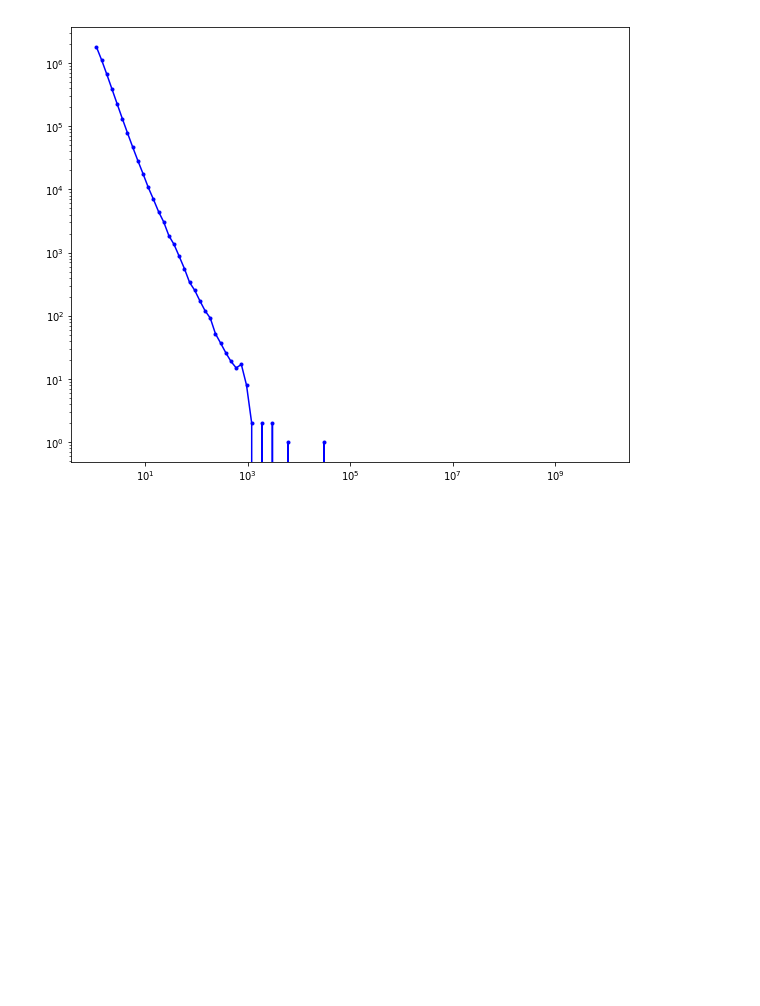
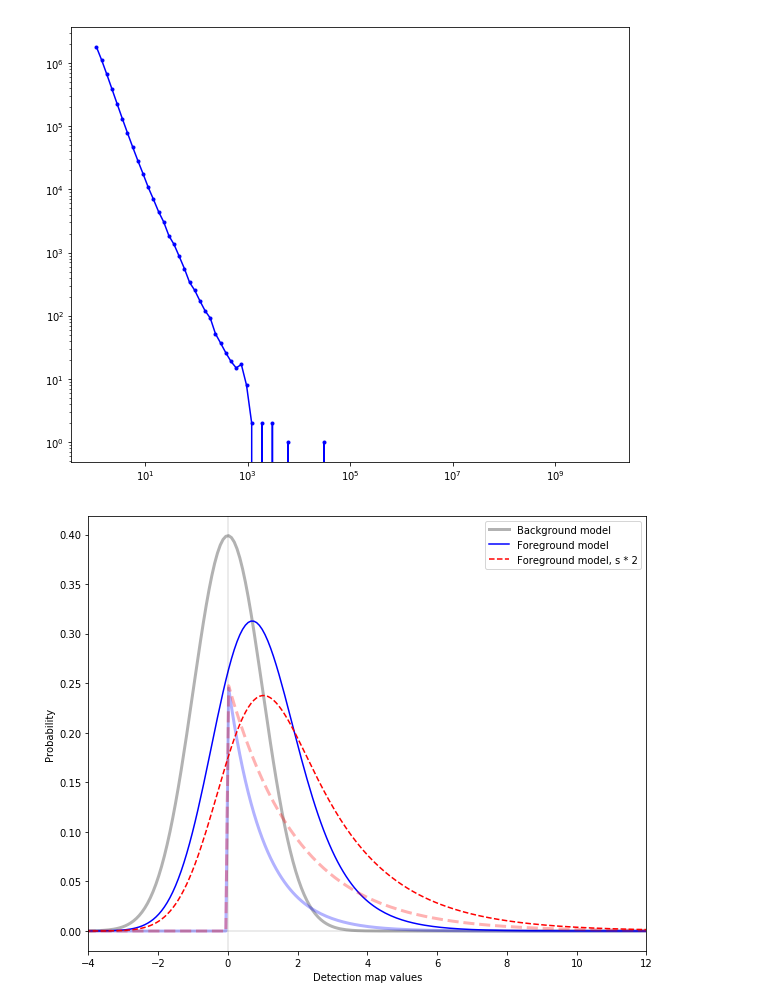
Before and after one commit to dstndstn/detection-paper, a Jupyter notebook: bayes-figure.ipynb, the cells around one changed output. Drawn from its saved outputs; the diff is of its cells as text; code cells hidden in the pictures; blank space fills up the shorter version.

Commit message:
add new figures illustrating non-scale-free nature of p(F) = exp(-F)

```diff
--- a/bayes-figure.ipynb
+++ b/bayes-figure.ipynb
@@ -391,3 +391,39 @@ plt.loglog(10.**t, nbin, 'b.-')
 # %% [output]
 [<matplotlib.lines.Line2D at 0x...>]
 [figure]
+# %%
+sed_1a = np.array([1.])
+sed_1b = np.array([2.])
+
+d_one = np.linspace(-10, +30, 500)
+sig_one = np.array([1.])
+p_bg_one = 1./np.prod(np.sqrt(2.*np.pi)*sig_one) * np.exp(-0.5 * (d_one / sig_one)**2)
+
+pratio_1a = get_pratio(d_one, sig_one, sed_1a)
+p_fg_1a = p_bg_one * pratio_1a
+pratio_1b = get_pratio(d_one, sig_one, sed_1b)
+p_fg_1b = p_bg_one * pratio_1b
+# %%
+flux_1a = d_one / sed_1a
+flux_1b = d_one / sed_1b
+
+prior1a = np.exp(-flux_1a) * (flux_1a > 0)
+prior1b = np.exp(-flux_1b) * (flux_1b > 0)
+
+plt.clf()
+plt.plot(d_one, p_bg_one, 'k-', lw=3, alpha=0.3, label='Background model')
+plt.plot(d_one, p_fg_1a[0,:], 'b-', label='Foreground model')
+
+plt.plot(d_one, prior1a/4, 'b-', lw=3, alpha=0.3)
+
+plt.plot(d_one, p_fg_1b[0,:], 'r--', label='Foreground model, s * 2')
+plt.plot(d_one, prior1b/4, 'r--', lw=3, alpha=0.3)
+
+plt.axvline(0., color='k', alpha=0.1)
+plt.axhline(0., color='k', alpha=0.1)
+plt.xlim(-4,12)
+plt.legend()
+plt.xlabel('Detection map values')
+plt.ylabel('Probability');
+# %% [output]
+[figure, added]
```
Also changed, not shown: parts of 3 cells of this notebook, 8 other files.
